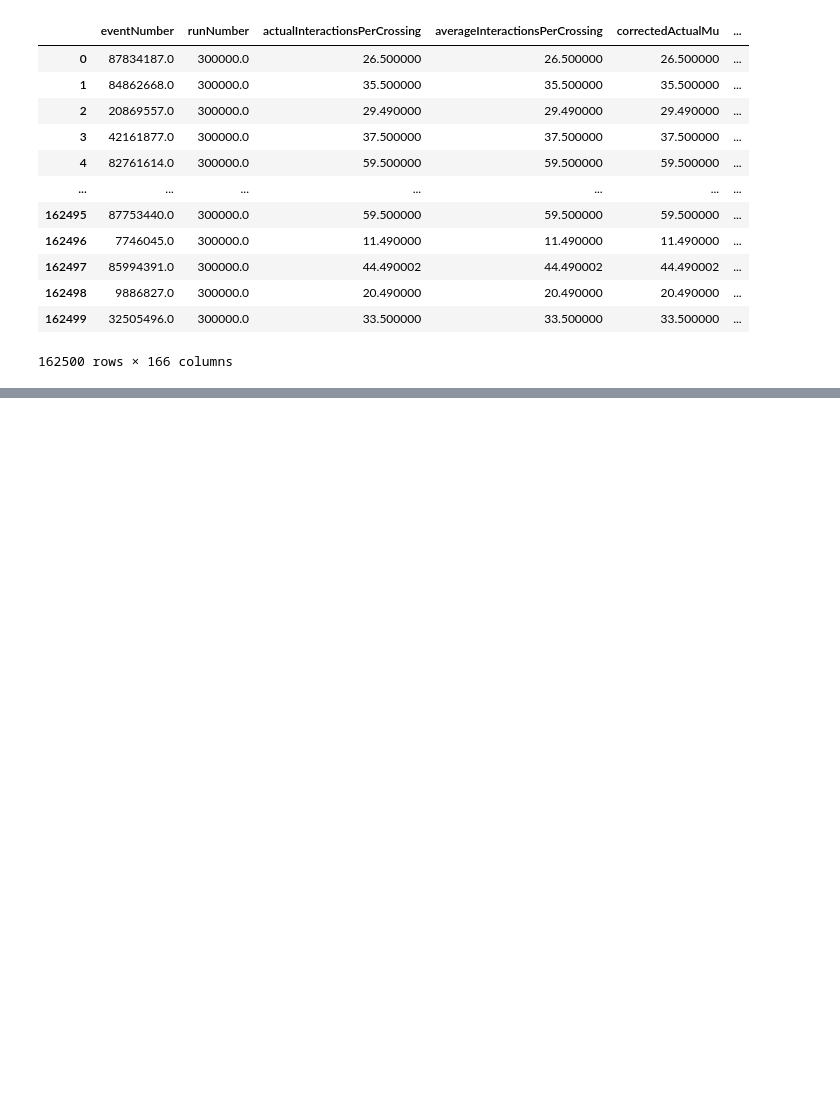
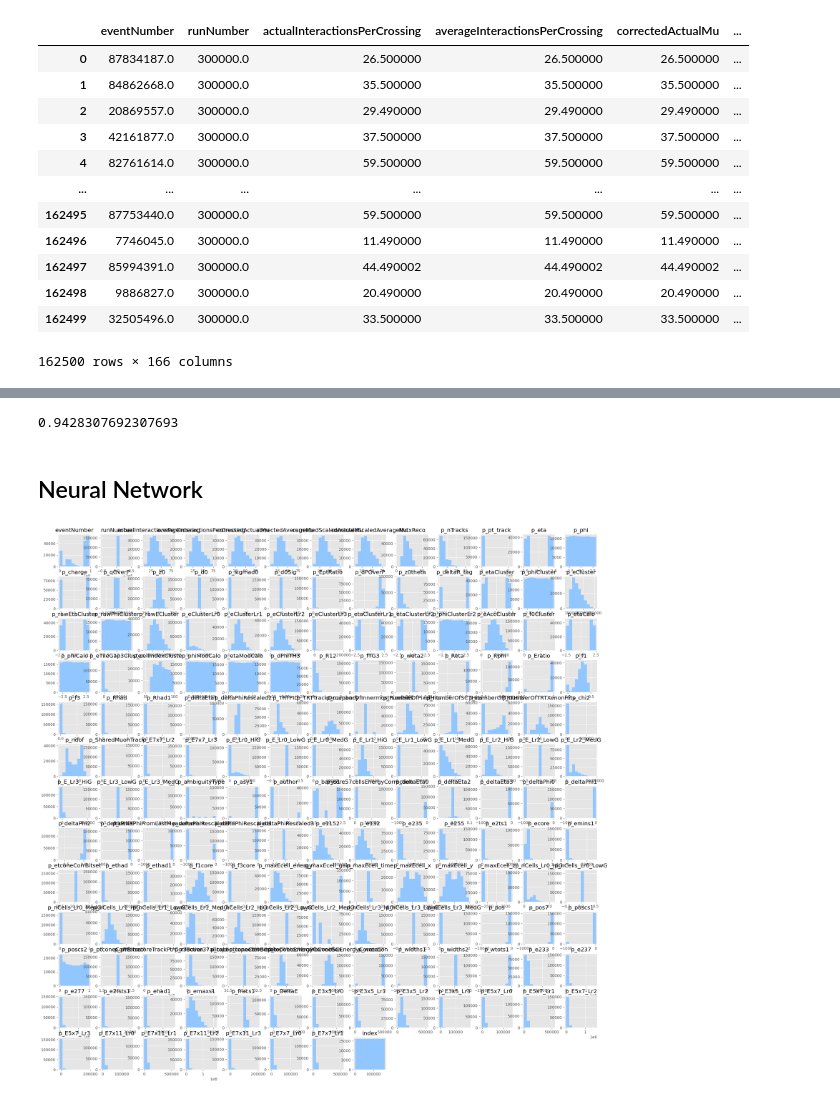
Before and after one commit to rizfn/AppliedML2023, a Jupyter notebook: InitialProject/InitProject.ipynb, the cells around one changed output, grey strips where cells are left out. Saved outputs shown, nothing was run; the diff lists cells and outputs as text; code cells hidden in the pictures; blank space fills up the shorter version.

```diff
--- a/InitialProject/InitProject.ipynb
+++ b/InitialProject/InitProject.ipynb
@@ -3,14 +8,11 @@ import pandas as pd
 # %%
-import h5py
-import pandas
-import numpy as np
-
 def load_data(name):
     with h5py.File(f'{name}.h5', 'r') as f:
         filename = name.split('/')[1]
-        return pandas.DataFrame(f[filename][:], dtype=np.float64)
+        return pd.DataFrame(f[filename][:], dtype=np.float64)
 
 train = load_data('data/train')
+test = load_data('data/test')
 
 train
 # %% [output]
@@ -34,0 +184,14 @@ y = train['Truth']
+# %%
+params = trial.params
+model = XGBClassifier(**params)
+model.fit(input_train, truth_train)
+
+XGB.score(input_valid, truth_valid)
+# %% [output]
+0.9428307692307693
+# %% [markdown]
+## Neural Network
+# %%
+test.hist(figsize=[25,25]);
+# %% [output]
+[figure, added]
```
Also changed, not shown: parts of 15 cells of this notebook, 1 other file.
